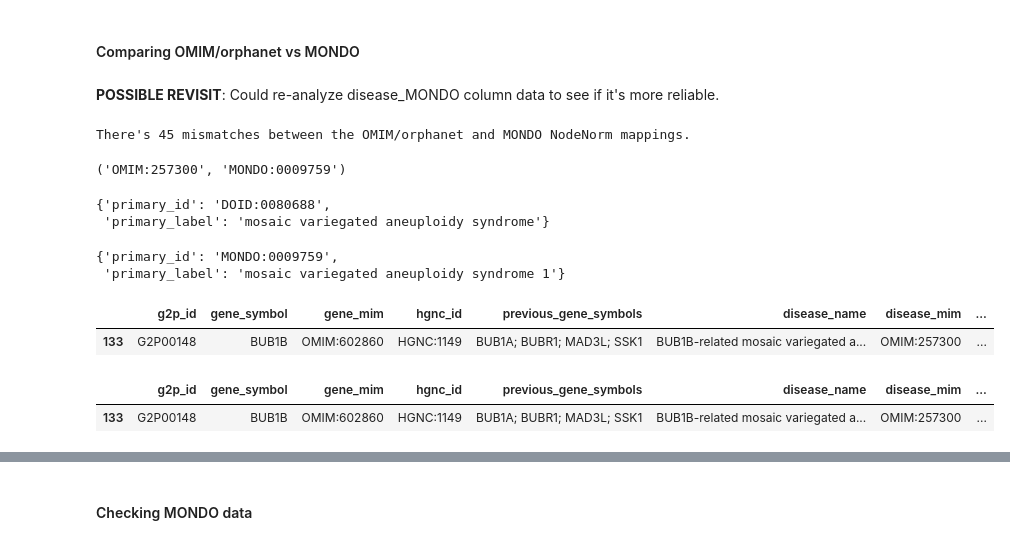
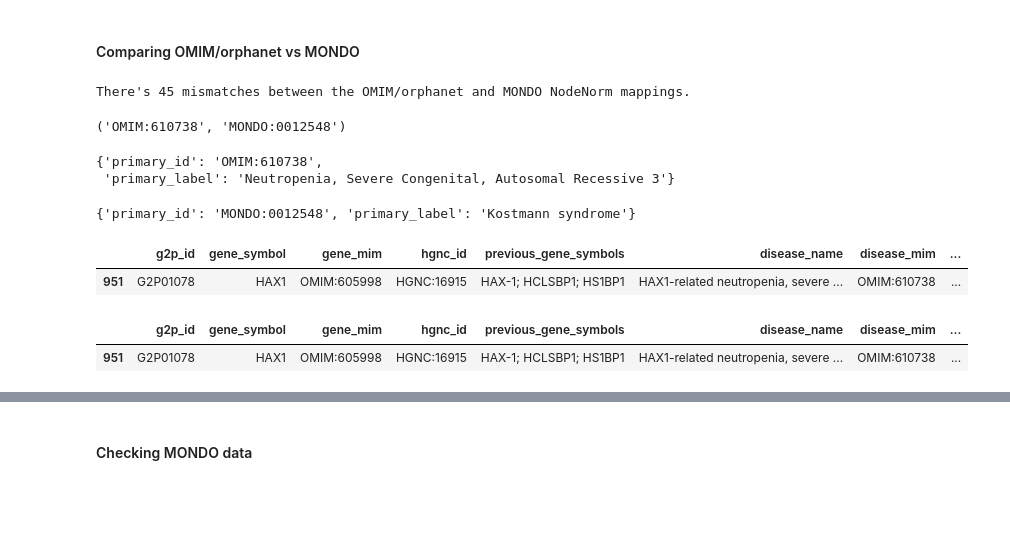
Before and after one commit to biothings/pending.api, a Jupyter notebook: plugins/ebi_gene2phenotype/parser-writing.ipynb, the cells around one changed output, grey strips where cells are left out. Drawn from its saved outputs; the diff is of its cells as text; code cells hidden in the pictures; blank space fills up the shorter version.

```diff
--- a/plugins/ebi_gene2phenotype/parser-writing.ipynb
+++ b/plugins/ebi_gene2phenotype/parser-writing.ipynb
@@ -1107,8 +1128,6 @@ df[df["disease_MONDO"] == "MONDO:0976124"]
 | 2381 | G2P03584 | TCP1 | OMIM:186980 | HGNC:11655 | CCT1; CCTA; D6S230E | TCP1-related neurodevelopmental d... | NaN | ... |
 # %% [markdown]
 #### Comparing OMIM/orphanet vs MONDO
-# %% [markdown]
-**POSSIBLE REVISIT**: Could re-analyze disease_MONDO column data to see if it's more reliable.
 # %%
 
 
@@ -1133,29 +1152,28 @@ print(f"There's {len(mismatches)} mismatches between the OMIM/orphanet and MONDO
 There's 45 mismatches between the OMIM/orphanet and MONDO NodeNorm mappings.
 # %%
 ## code chunk to review mismatches 1 by 1
-mismatches[0]
+mismatches[12]
 # %% [output]
-('OMIM:257300', 'MONDO:0009759')
+('OMIM:610738', 'MONDO:0012548')
 # %%
 ## code chunk to review mismatches 1 by 1
 
-OmOr_nodenorm_mapping["OMIM:257300"]
-mondo_nodenorm_mapping["MONDO:0009759"]
+OmOr_nodenorm_mapping["OMIM:610738"]
+mondo_nodenorm_mapping["MONDO:0012548"]
 # %% [output]
-{'primary_id': 'DOID:0080688',
- 'primary_label': 'mosaic variegated aneuploidy syndrome'}
+{'primary_id': 'OMIM:610738',
+ 'primary_label': 'Neutropenia, Severe Congenital, Autosomal Recessive 3'}
-{'primary_id': 'MONDO:0009759',
- 'primary_label': 'mosaic variegated aneuploidy syndrome 1'}
+{'primary_id': 'MONDO:0012548', 'primary_label': 'Kostmann syndrome'}
 # %%
 ## code chunk to review mismatches 1 by 1
 
-df[df["disease_mim"] == "OMIM:257300"]
-df[df["disease_MONDO"] == "MONDO:0009759"]
+df[df["disease_mim"] == "OMIM:610738"]
+df[df["disease_MONDO"] == "MONDO:0012548"]
 # %% [output]
 |  | g2p_id | gene_symbol | gene_mim | hgnc_id | previous_gene_symbols | disease_name | disease_mim | ... |
-| 133 | G2P00148 | BUB1B | OMIM:602860 | HGNC:1149 | BUB1A; BUBR1; MAD3L; SSK1 | BUB1B-related mosaic variegated a... | OMIM:257300 | ... |
+| 951 | G2P01078 | HAX1 | OMIM:605998 | HGNC:16915 | HAX-1; HCLSBP1; HS1BP1 | HAX1-related neutropenia, severe ... | OMIM:610738 | ... |
 |  | g2p_id | gene_symbol | gene_mim | hgnc_id | previous_gene_symbols | disease_name | disease_mim | ... |
-| 133 | G2P00148 | BUB1B | OMIM:602860 | HGNC:1149 | BUB1A; BUBR1; MAD3L; SSK1 | BUB1B-related mosaic variegated a... | OMIM:257300 | ... |
+| 951 | G2P01078 | HAX1 | OMIM:605998 | HGNC:16915 | HAX-1; HCLSBP1; HS1BP1 | HAX1-related neutropenia, severe ... | OMIM:610738 | ... |
 # %% [markdown]
 <div class="alert alert-block alert-info">
 
```
Also changed, not shown: parts of 66 cells of this notebook, 3 other files.
